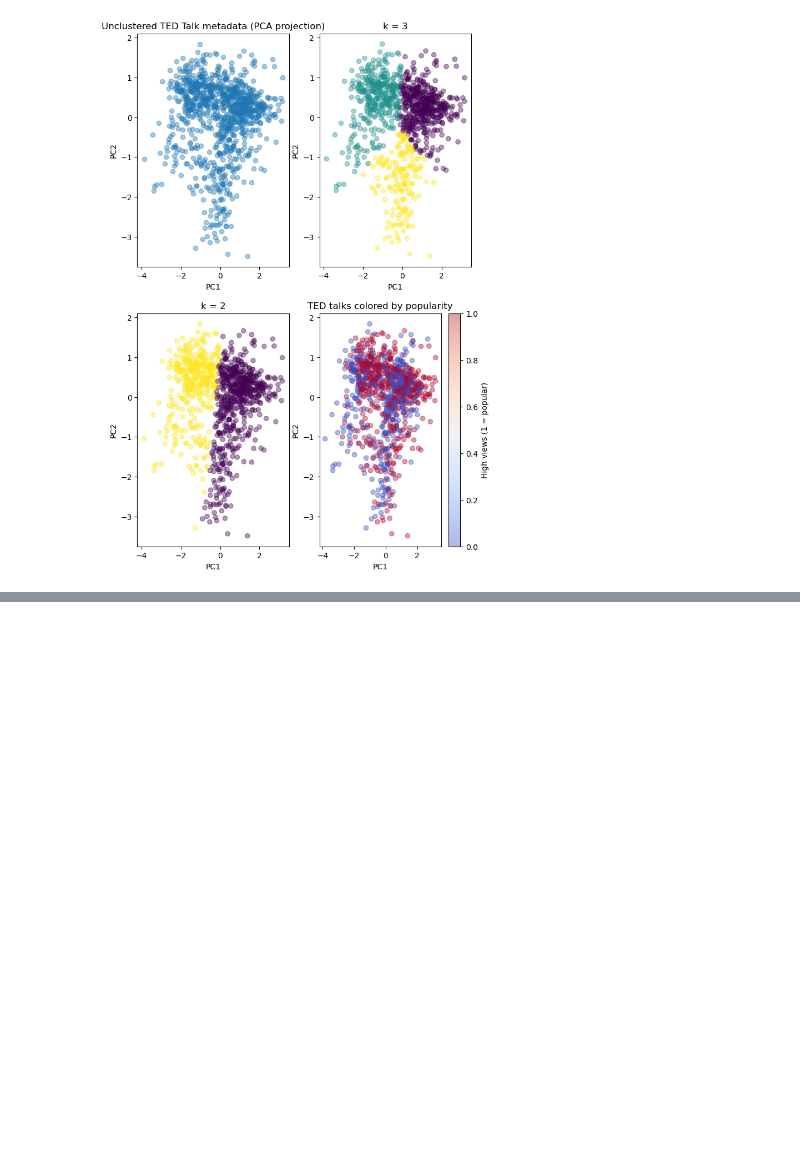
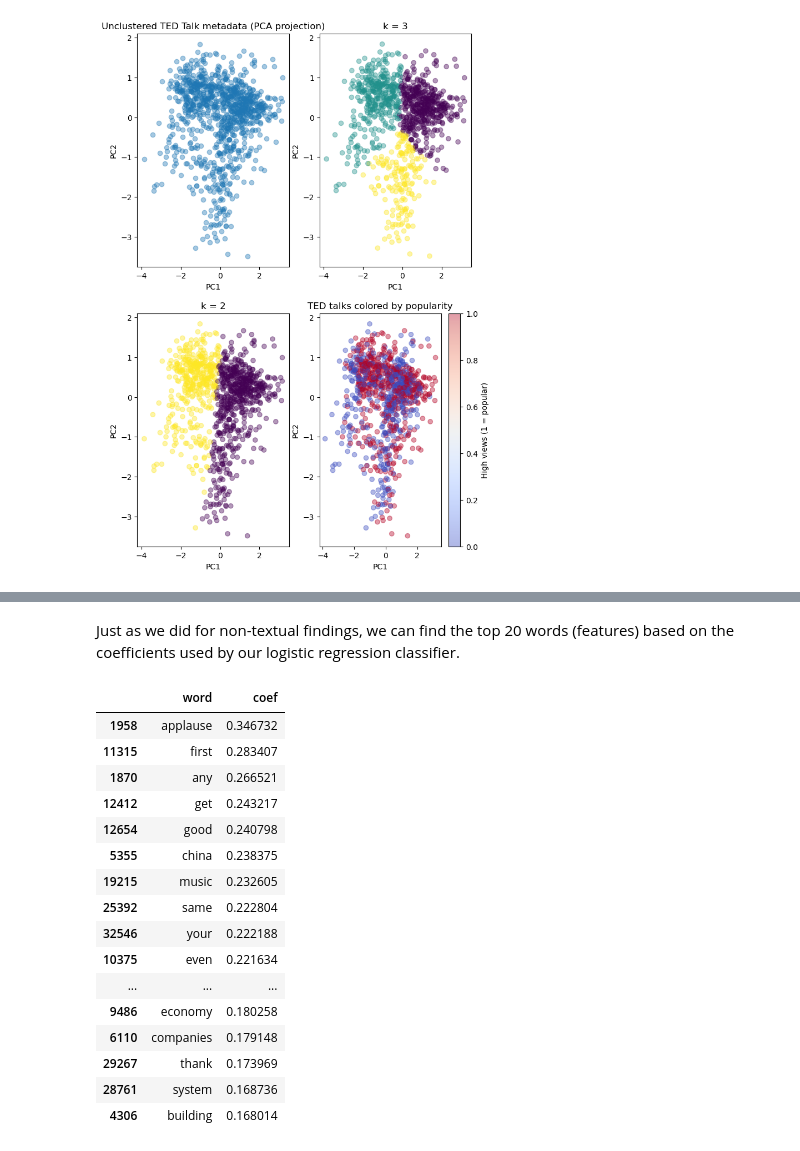
Before and after one commit to kyleenaxin/3350-final, a Jupyter notebook: project.ipynb, the cells around one changed output, grey strips where cells are left out. Drawn from its saved outputs; the diff is of its cells as text; code cells hidden in the pictures; blank space fills up the shorter version.

```diff
--- a/project.ipynb
+++ b/project.ipynb
@@ -493,0 +517,30 @@ for col in ["log_comments", "log_duration", "recorded_year"]:
+# %% [markdown]
+Just as we did for non-textual findings, we can find the top 20 words (features) based on the coefficients used by our logistic regression classifier.
+# %%
+# get top 20 coefficients for lrc
+feature_names = count_vectorizer.get_feature_names_out()
+
+text_coef_df = pd.DataFrame({
+    "word": feature_names,
+    "coef": lrc.coef_[0][:len(feature_names)]
+}).sort_values("coef", ascending=False)
+
+text_coef_df.head(20)
+# %% [output]
+|  | word | coef |
+| 1958 | applause | 0.346732 |
+| 11315 | first | 0.283407 |
+| 1870 | any | 0.266521 |
+| 12412 | get | 0.243217 |
+| 12654 | good | 0.240798 |
+| 5355 | china | 0.238375 |
+| 19215 | music | 0.232605 |
+| 25392 | same | 0.222804 |
+| 32546 | your | 0.222188 |
+| 10375 | even | 0.221634 |
+| ... | ... | ... |
+| 9486 | economy | 0.180258 |
+| 6110 | companies | 0.179148 |
+| 29267 | thank | 0.173969 |
+| 28761 | system | 0.168736 |
+| 4306 | building | 0.168014 |
```
Also changed, not shown: parts of 33 cells of this notebook.
